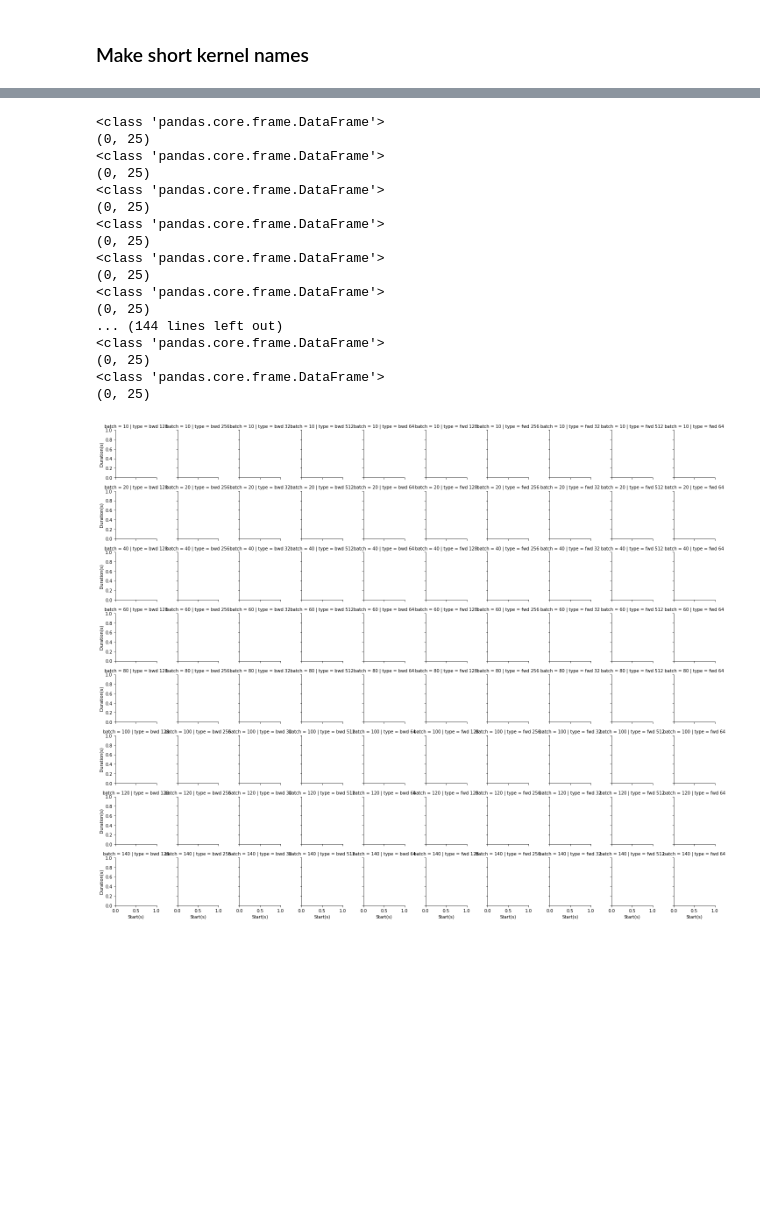
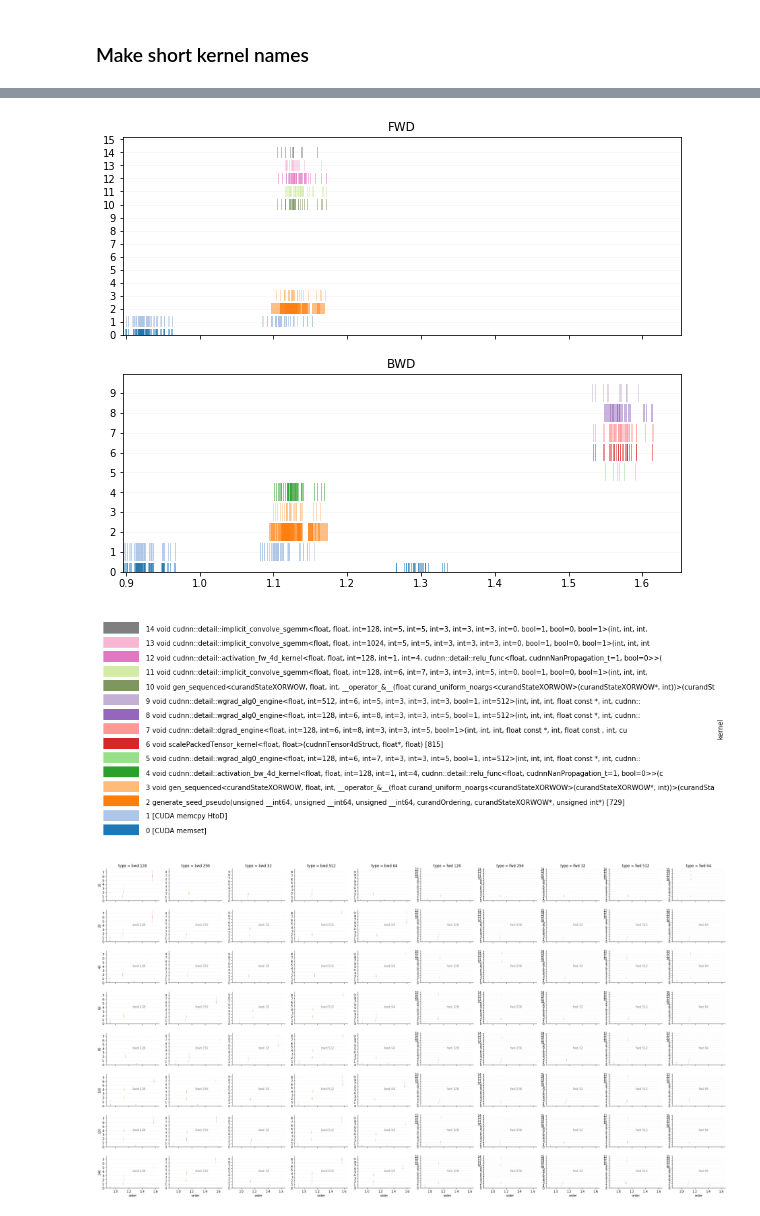
Before and after one commit to shidong-ai/DNNMark, a Jupyter notebook: 20180702-dnn-conv-relu-fwdbwd-series-wh32-gpu-trace.ipynb, the cells around one changed output, grey strips where cells are left out. Saved outputs shown, nothing was run; the diff lists cells and outputs as text; code cells hidden in the pictures; blank space fills up the shorter version.

Commit message:
Plotted kernels call times and durations per fwb/bwd, BS and K (conv)

```diff
--- a/20180702-dnn-conv-relu-fwdbwd-series-wh32-gpu-trace.ipynb
+++ b/20180702-dnn-conv-relu-fwdbwd-series-wh32-gpu-trace.ipynb
@@ -558,37 +537,53 @@ def plotEventsTimelineSNS(col1,col2,**kwargs):
+# %%
+def plotEventsTimeline(df,ax):
+    dftmp = df[["Start(s)","Duration(s)","order","colors"]]
+    groups = dftmp.groupby("order")
+    plotEvents(groups,ax=ax)
+
+#     print "X:",X.shape,X.shape[0],X[0]
+#     print "W:",W.shape,W[0]
+#     print len(names),names[0]
+
+def plotEventsTimelineSNS(order, start, duration, colors,**kwargs):
+    ax = plt.gca()
+    #print order.shape,start.shape,duration.shape
+    df = pd.concat([order,start,duration,colors],axis=1)
+    if df.shape[0] < 1:
+        return
+    #print df.head()
+    groups = df.groupby("order")
+    plotEvents(groups,ax=ax)
+# %%
+fig,ax = plt.subplots(2,1,figsize=(10,8),sharex=True)
+# plotEventsTimeline(dftmp[dftmp["f/b"]=="fwd"],ax=ax)
+# plotEventsTimeline(nvsc[(nvsc["batch"]==140) & (nvsc["type"]=="fwd 128")],ax=ax)
+plotEventsTimeline(dftmp[dftmp["f/b"]=="fwd"],ax=ax[0])
+plotEventsTimeline(dftmp[dftmp["f/b"]=="bwd"],ax=ax[1])
+ax[0].set_title("FWD")
+ax[1].set_title("BWD")
+plt.show()
+plotKernelsLegend(kernels)
+# %% [output]
+[figure, added]
+[figure, added]
 # %%
-fg = sns.FacetGrid(nvsc, row="batch", col="type",size=2,aspect=1)
-fg = fg.map_dataframe(plotEventsTimelineSNS,"Start(s)","Duration(s)")
+fg = sns.FacetGrid(nvsc, row="batch", col="type",size=2,aspect=1.5,sharey=False)
+fg.map(plotEventsTimelineSNS,"order","Start(s)","Duration(s)","colors")
 # for (i,j,k), data in fg.facet_data():
 #     ax = fg.facet_axis(i, j)
 #     plotEventsTimeline(data,ax)
-# for i, axes_row in enumerate(fg.axes):
-#     for j, axes_col in enumerate(axes_row):
-#         row, col = axes_col.get_title().split('|')
+for i, axes_row in enumerate(fg.axes):
+    for j, axes_col in enumerate(axes_row):
+        row, col = axes_col.get_title().split('|')
 
-#         if i == 0:
-#             axes_col.set_title(col.strip())
-#         else:
-#             axes_col.set_title('')
+        if i == 0:
+            axes_col.set_title(col.strip())
+        else:
+            axes_col.set_title('')
+            axes_col.text(.5,.5,col.split("=")[1].strip(),alpha=.5,fontsize=10,transform=axes_col.transAxes)
 
-#         if j == 0:
-#             row_title = row.split("=")[1].strip()
-#             axes_col.set_ylabel(row_title)
+        if j == 0:
+            row_title = row.split("=")[1].strip()
+            axes_col.set_ylabel(row_title)
 # %% [output]
-<class 'pandas.core.frame.DataFrame'>
-(0, 25)
-<class 'pandas.core.frame.DataFrame'>
-(0, 25)
-<class 'pandas.core.frame.DataFrame'>
-(0, 25)
-<class 'pandas.core.frame.DataFrame'>
-(0, 25)
-<class 'pandas.core.frame.DataFrame'>
-(0, 25)
-<class 'pandas.core.frame.DataFrame'>
-(0, 25)
-... (144 lines left out)
-<class 'pandas.core.frame.DataFrame'>
-(0, 25)
-<class 'pandas.core.frame.DataFrame'>
-(0, 25)
-[figure, old version]
+[figure, new version]
```
Also changed, not shown: parts of 12 cells of this notebook.
